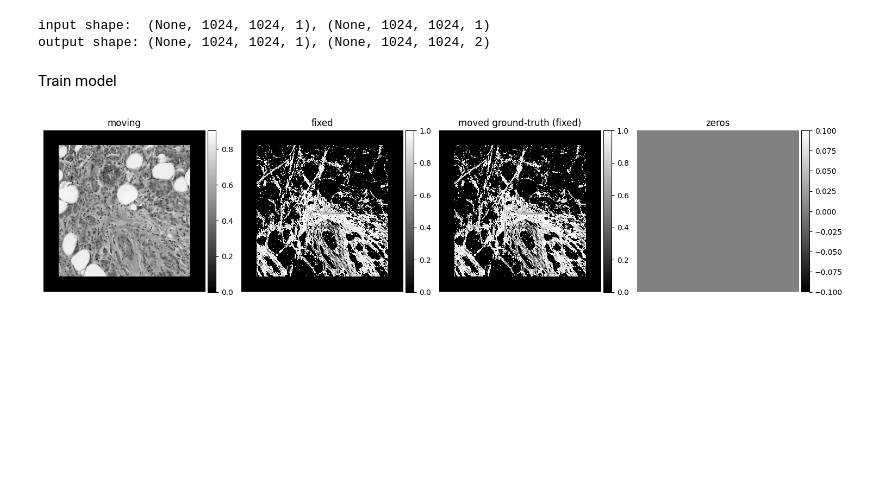
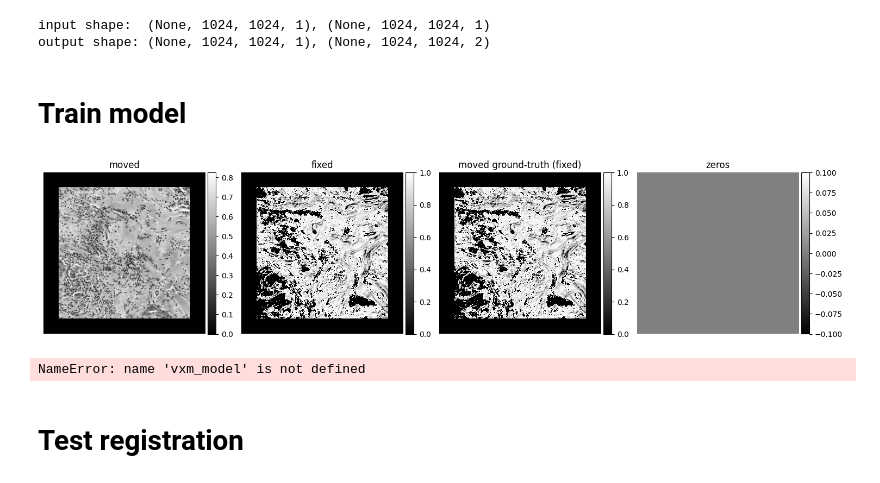
Before and after one commit to tdiepenb/MedicalImageRegistration, a Jupyter notebook: VoxelMorph/COMULISSHGBF_VXM.ipynb, the cells around one changed output. Cells and saved outputs as stored; diff of their text form; code cells hidden in the pictures; blank space fills up the shorter version.

```diff
--- a/VoxelMorph/COMULISSHGBF_VXM.ipynb
+++ b/VoxelMorph/COMULISSHGBF_VXM.ipynb
@@ -149,0 +151,6 @@ Define Model
+# %%
+# split dataset
+random_state = 10
+
+fixed_train, fixed_test, moved_train, moved_test = train_test_split(data_fixed_normalized, data_moved_normalized, test_size=0.2, random_state=random_state)
+fixed_val, fixed_test, moved_val, moved_test = train_test_split(fixed_test, moved_test, test_size=0.5, random_state=random_state)
@@ -174,4 +196,4 @@ loss_weights = [1, lambda_param]
 vxm_model.compile(optimizer='Adam', loss=losses, loss_weights=loss_weights)
-# %% [markdown]
-Train model
+# %% [markdown]
+# Train model
 # %%
@@ -201,17 +223,21 @@ def vxm_data_generator(fixed, moved, batch_size=32):
 
         yield (inputs, outputs)
 # %%
-# test generator
-train_generator = vxm_data_generator(data_fixed_normalized,data_moved_normalized)
+# define training generator
+train_generator = vxm_data_generator(fixed_train, moved_train, batch_size=16)
 in_sample, out_sample = next(train_generator)
 
-# visualize
+# view generated data
 images = [img[0, :, :, 0] for img in in_sample + out_sample]
-titles = ['moving', 'fixed', 'moved ground-truth (fixed)', 'zeros']
+titles = ['moved', 'fixed', 'moved ground-truth (fixed)', 'zeros']
 ne.plot.slices(images, titles=titles, cmaps=['gray'], do_colorbars=True);
 # %% [output]
-[figure, old version]
+[figure, new version]
 # %%
+## include validation set??
+# train model
 nb_epochs = 10
-steps_per_epoch = 100
-hist = vxm_model.fit_generator(train_generator, epochs=nb_epochs, steps_per_epoch=steps_per_epoch, verbose=2);
+steps_per_epoch = 10
+hist = vxm_model.fit(train_generator, epochs=nb_epochs, steps_per_epoch=steps_per_epoch, verbose=2);
+# %% [output]
+NameError: name 'vxm_model' is not defined
@@ -217,0 +251,2 @@ hist = vxm_model.fit_generator(train_generator, epochs=nb_epochs, steps_per_epoc
+# %% [markdown]
+# Test registration
```
Also changed, not shown: parts of 25 cells of this notebook.
